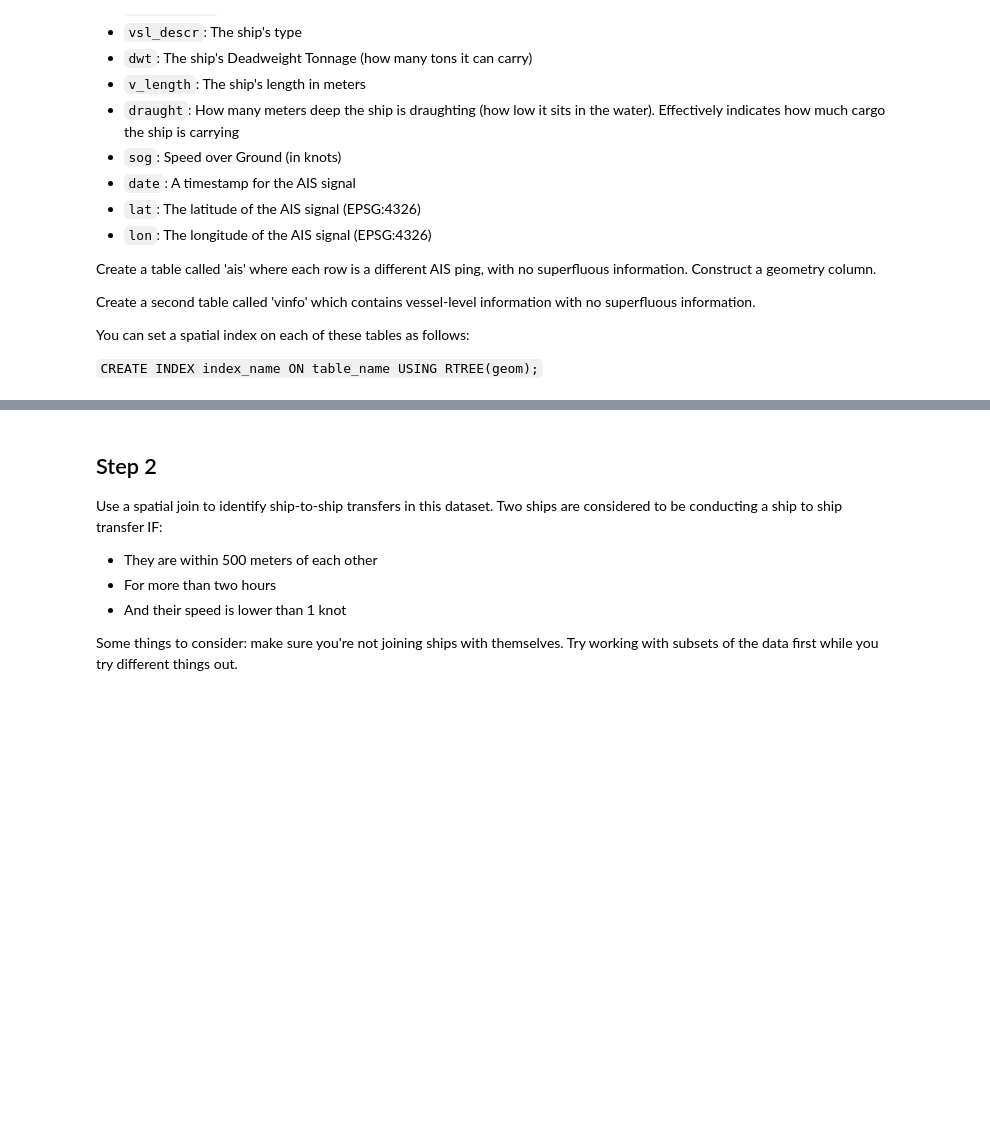
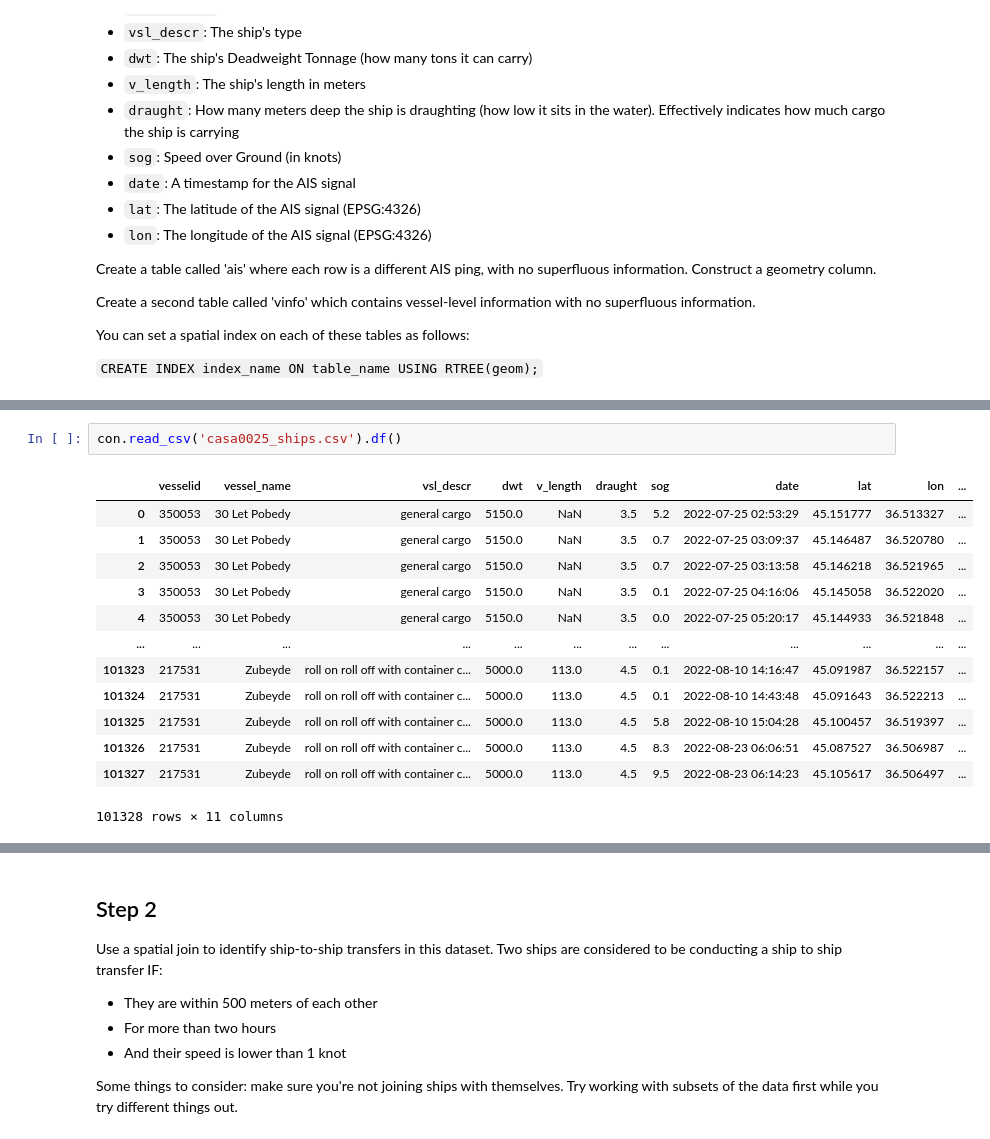
Before and after one commit to Louise0311/CASA0025, a Jupyter notebook: notebooks/W04_postgis2.ipynb, the cells around one changed output, grey strips where cells are left out. Saved outputs shown, nothing was run; the diff lists cells and outputs as text; blank space fills up the shorter version.

```diff
--- a/notebooks/W04_postgis2.ipynb
+++ b/notebooks/W04_postgis2.ipynb
@@ -332,0 +341,16 @@ You can set a spatial index on each of these tables as follows:
+# %%
+con.read_csv('casa0025_ships.csv').df()
+# %% [output]
+|  | vesselid | vessel_name | vsl_descr | dwt | v_length | draught | sog | date | lat | lon | ... |
+| 0 | 350053 | 30 Let Pobedy | general cargo | 5150.0 | NaN | 3.5 | 5.2 | 2022-07-25 02:53:29 | 45.151777 | 36.513327 | ... |
+| 1 | 350053 | 30 Let Pobedy | general cargo | 5150.0 | NaN | 3.5 | 0.7 | 2022-07-25 03:09:37 | 45.146487 | 36.520780 | ... |
+| 2 | 350053 | 30 Let Pobedy | general cargo | 5150.0 | NaN | 3.5 | 0.7 | 2022-07-25 03:13:58 | 45.146218 | 36.521965 | ... |
+| 3 | 350053 | 30 Let Pobedy | general cargo | 5150.0 | NaN | 3.5 | 0.1 | 2022-07-25 04:16:06 | 45.145058 | 36.522020 | ... |
+| 4 | 350053 | 30 Let Pobedy | general cargo | 5150.0 | NaN | 3.5 | 0.0 | 2022-07-25 05:20:17 | 45.144933 | 36.521848 | ... |
+| ... | ... | ... | ... | ... | ... | ... | ... | ... | ... | ... | ... |
+| 101323 | 217531 | Zubeyde | roll on roll off with container c... | 5000.0 | 113.0 | 4.5 | 0.1 | 2022-08-10 14:16:47 | 45.091987 | 36.522157 | ... |
+| 101324 | 217531 | Zubeyde | roll on roll off with container c... | 5000.0 | 113.0 | 4.5 | 0.1 | 2022-08-10 14:43:48 | 45.091643 | 36.522213 | ... |
+| 101325 | 217531 | Zubeyde | roll on roll off with container c... | 5000.0 | 113.0 | 4.5 | 5.8 | 2022-08-10 15:04:28 | 45.100457 | 36.519397 | ... |
+| 101326 | 217531 | Zubeyde | roll on roll off with container c... | 5000.0 | 113.0 | 4.5 | 8.3 | 2022-08-23 06:06:51 | 45.087527 | 36.506987 | ... |
+| 101327 | 217531 | Zubeyde | roll on roll off with container c... | 5000.0 | 113.0 | 4.5 | 9.5 | 2022-08-23 06:14:23 | 45.105617 | 36.506497 | ... |
+101328 rows × 11 columns
```
Also changed, not shown: parts of 10 cells of this notebook.
